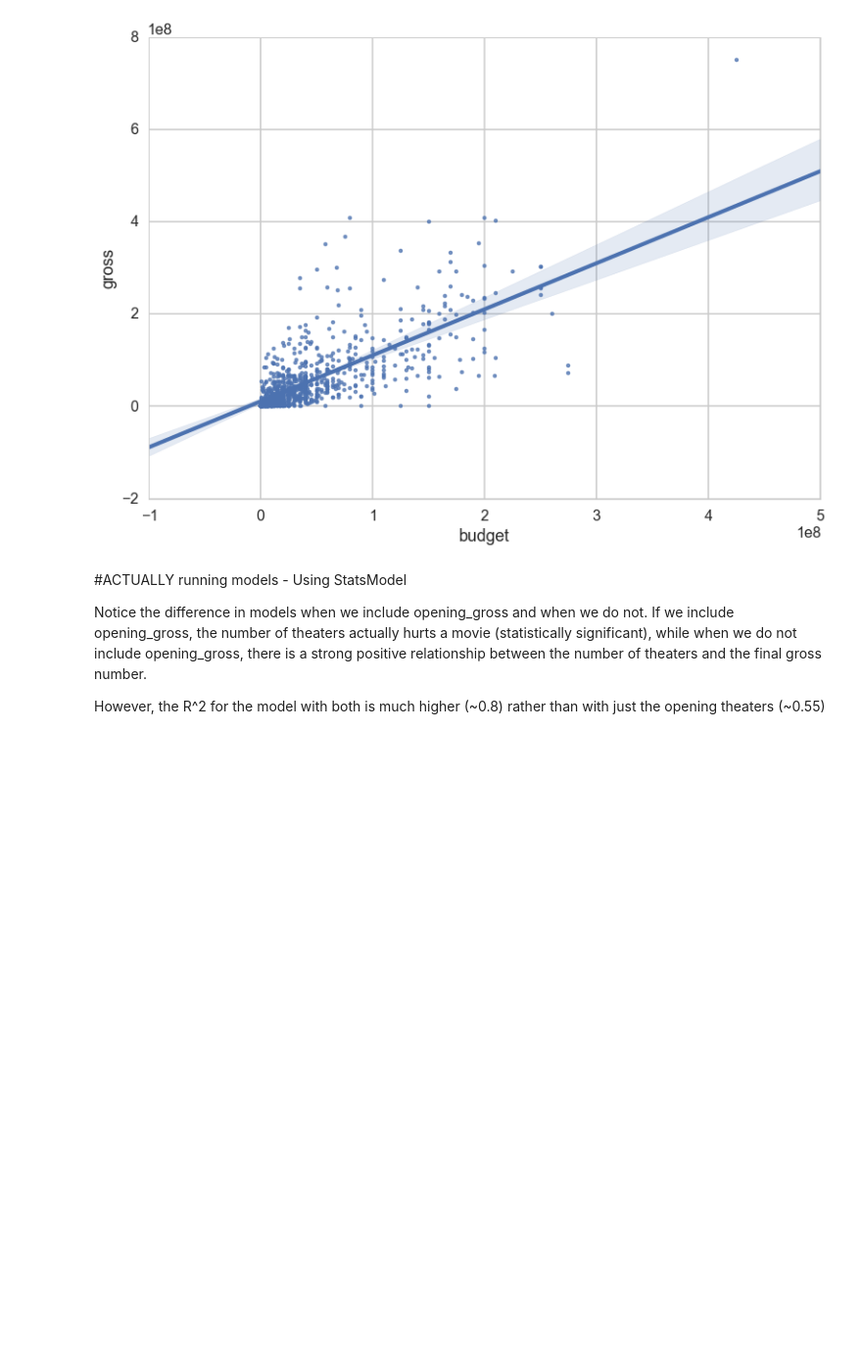
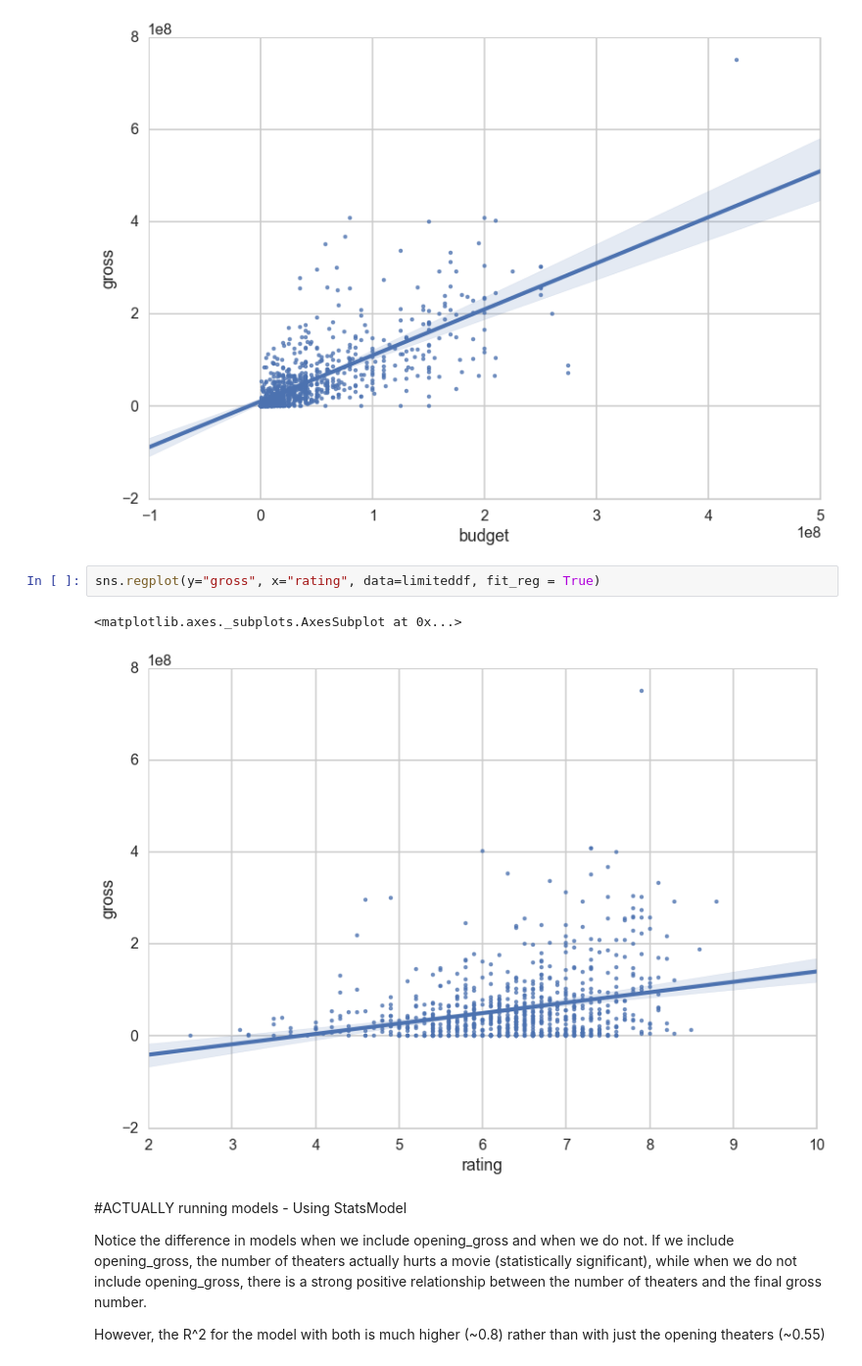
Before and after one commit to oscarpredictor/oscar-predictor, a Jupyter notebook: box_office_analysis.ipynb, the cells around one changed output. Shown at 98% size. Saved outputs shown, nothing was run; the diff lists cells and outputs as text; blank space fills up the shorter version.

```diff
--- a/box_office_analysis.ipynb
+++ b/box_office_analysis.ipynb
@@ -164,6 +206,11 @@ sns.regplot(y="gross", x="budget", data=limiteddf, fit_reg = True)
 # %% [output]
 <matplotlib.axes._subplots.AxesSubplot at 0x...>
 [figure]
+# %%
+sns.regplot(y="gross", x="rating", data=limiteddf, fit_reg = True)
+# %% [output]
+<matplotlib.axes._subplots.AxesSubplot at 0x...>
+[figure, added]
 # %% [markdown]
 #ACTUALLY running models - Using StatsModel
 
```
Also changed, not shown: parts of 18 cells of this notebook.
